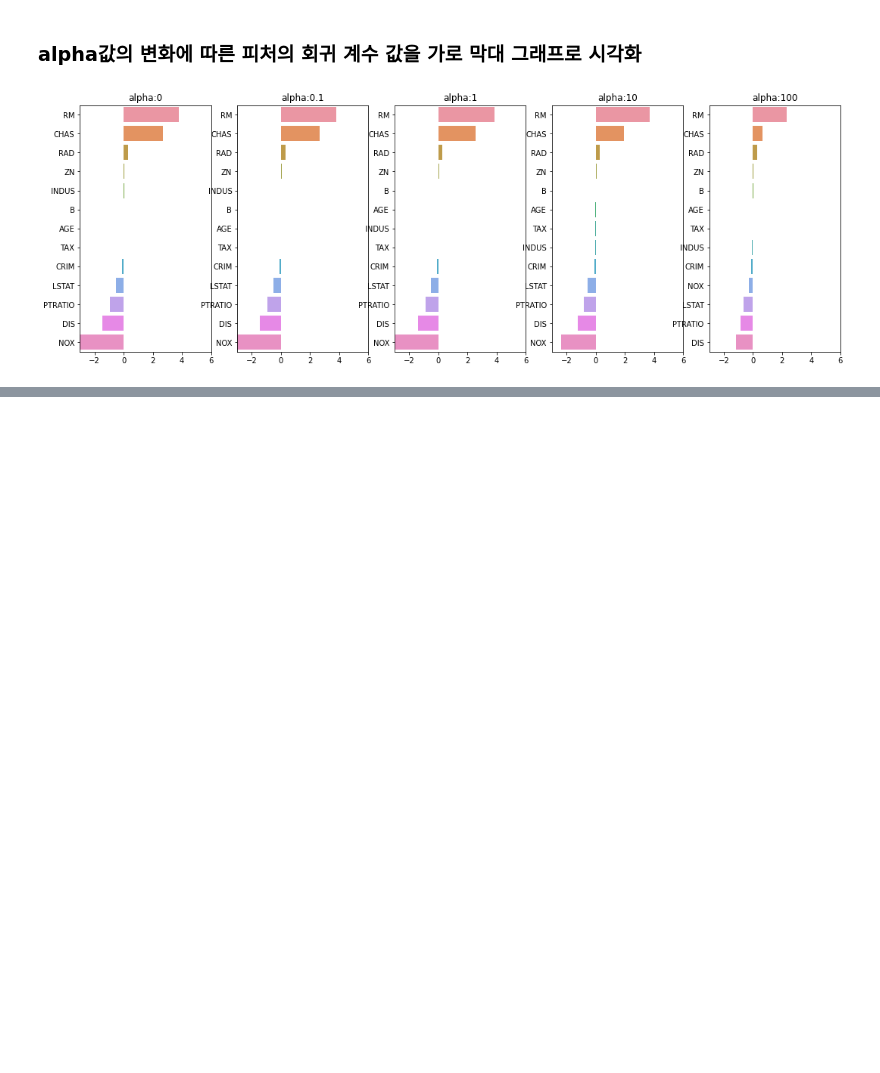
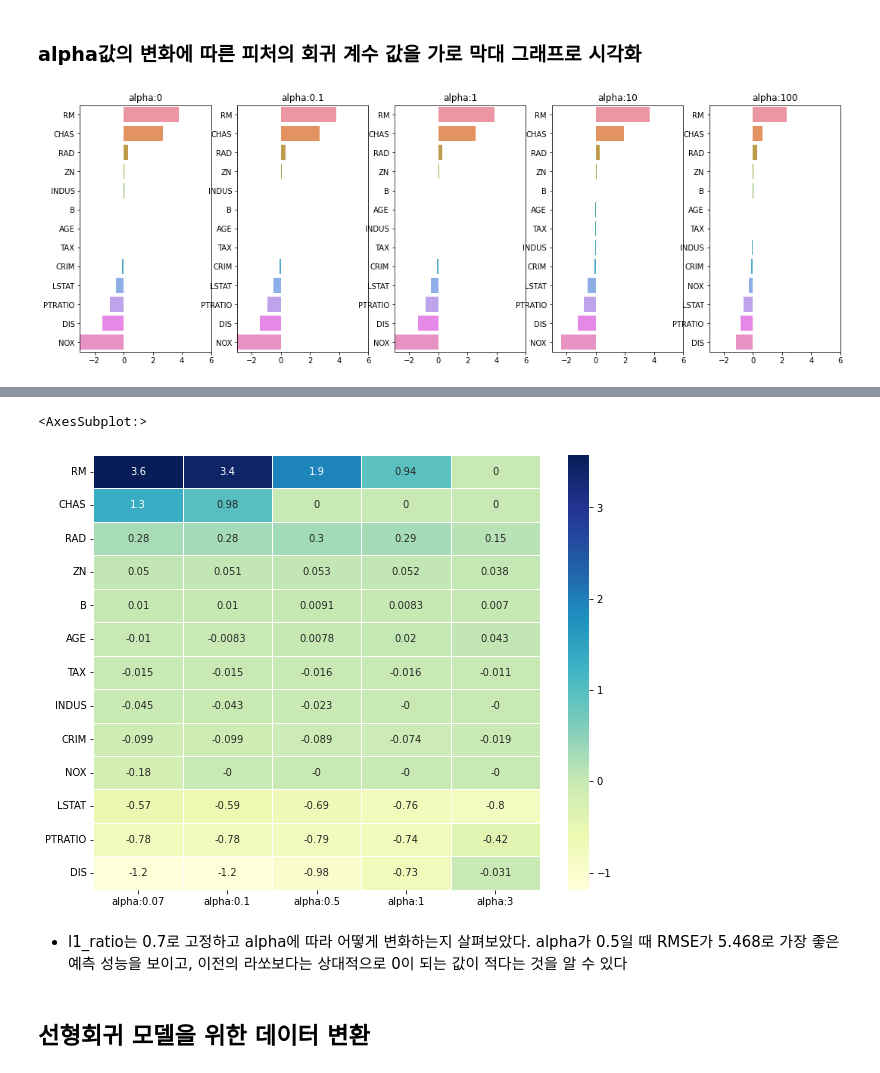
Before and after one commit to Parksaetbyeol/Jupyter_coding, a Jupyter notebook: [perfect]machinelearning/[perfect]5-2.regularization.ipynb, the cells around one changed output, grey strips where cells are left out. Drawn from its saved outputs; the diff is of its cells as text; code cells hidden in the pictures; blank space fills up the shorter version.

```diff
--- a/[perfect]machinelearning/[perfect]5-2.regularization.ipynb
+++ b/[perfect]machinelearning/[perfect]5-2.regularization.ipynb
@@ -142,0 +234,10 @@ dtype: float64
+# %%
+# 엘라스틱넷에 사용될 alpha 파라미터의 값들을 정의하고 get_linear_reg_eval() 함수 호출
+# l1_ratio는 0.7로 고정
+elastic_alphas = [ 0.07, 0.1, 0.5, 1, 3]
+coeff_elastic_df =get_linear_reg_eval('ElasticNet', params=elastic_alphas,
+                                      X_data_n=X_data, y_target_n=y_target)
+
+# 반환된 coeff_elastic_df를 첫번째 컬럼순으로 내림차순 정렬하여 회귀계수 DataFrame출력
+sort_column = 'alpha:'+str(elastic_alphas[0])
+coeff_elastic_df.sort_values(by=sort_column, ascending=False)
@@ -142,0 +265,10 @@ dtype: float64
+# %%
+plt.figure(figsize=(10, 8))
+sns.heatmap(coeff_elastic_df.sort_values(by=sort_column, ascending=False), annot=True, linewidths=.5, cmap='YlGnBu')
+# %% [output]
+<AxesSubplot:>
+[figure, added]
+# %% [markdown]
+- l1_ratio는 0.7로 고정하고 alpha에 따라 어떻게 변화하는지 살펴보았다. alpha가 0.5일 때 RMSE가 5.468로 가장 좋은 예측 성능을 보이고, 이전의 라쏘보다는 상대적으로 0이 되는 값이 적다는 것을 알 수 있다
+# %% [markdown]
+## 선형회귀 모델을 위한 데이터 변환
```
Also changed, not shown: parts of 20 cells of this notebook.
